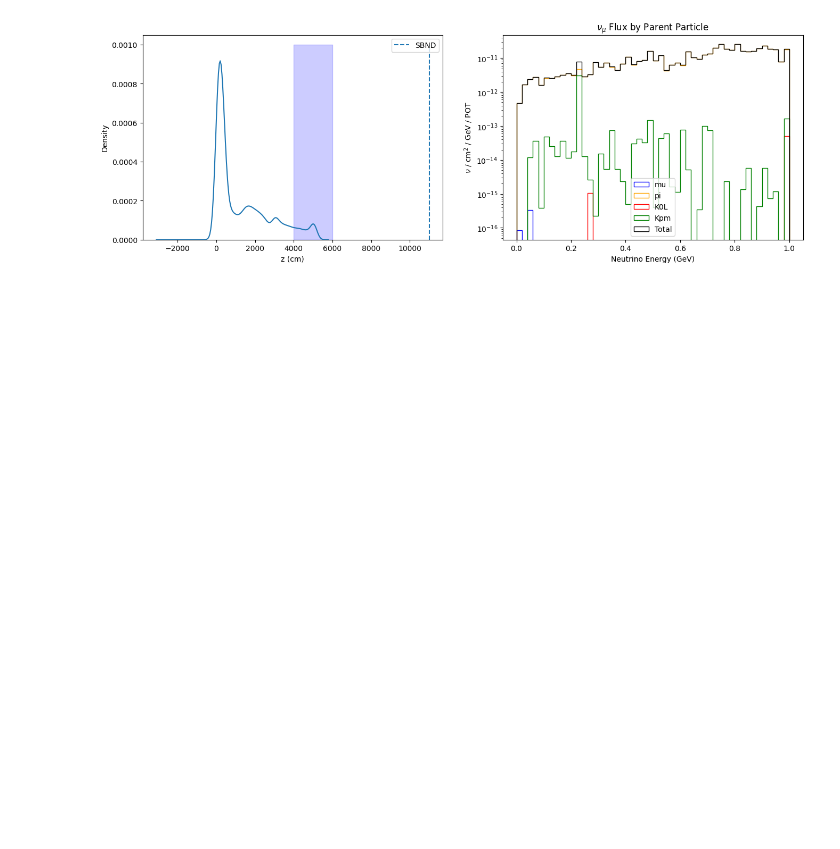
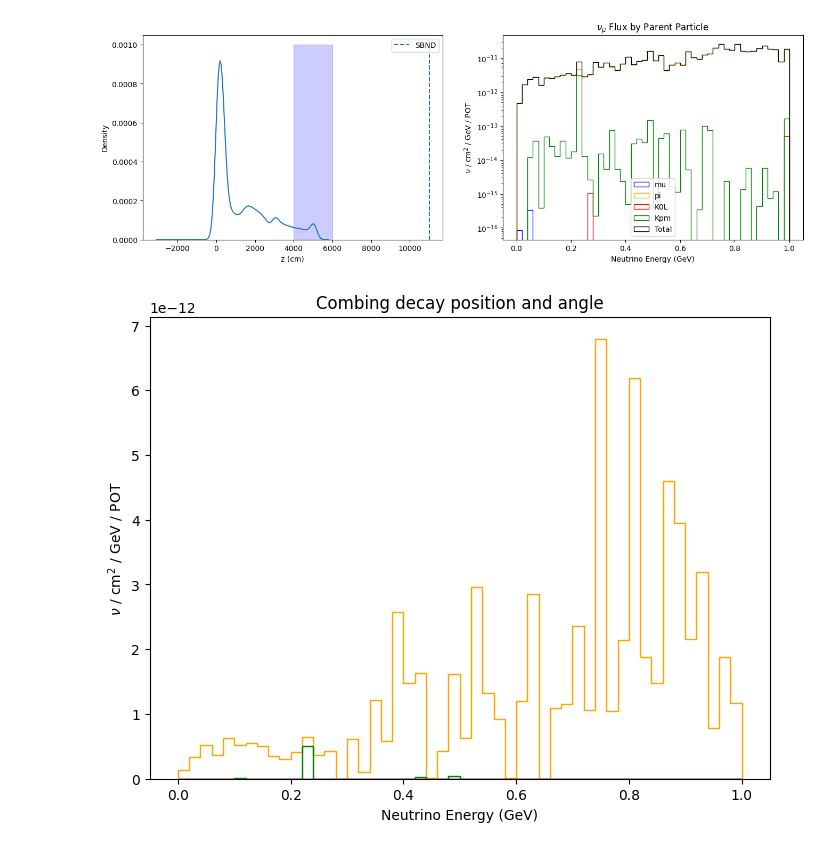
Before and after one commit to tomdsimpson/KDAR-Summer-Project, a Jupyter notebook: possible_selections.ipynb, the cells around one changed output. Cells and saved outputs as stored; diff of their text form; code cells hidden in the pictures; blank space fills up the shorter version.

```diff
--- a/possible_selections.ipynb
+++ b/possible_selections.ipynb
@@ -206,3 +204,23 @@ ax2.legend()
 ax2.set_yscale("log")
 # %% [output]
 [figure]
+# %%
+
+fig, ax = plt.subplots(figsize=(8,6))
+for label, (parent_mask, colour) in parent_groups.items():
+    mask = is_numu & parent_mask & decay_mask & phi_mask & theta_mask
+    ax.hist(energies[mask], bins=bins, weights=tot_wgts[mask],
+            label=label, color=colour, histtype="step", linewidth=1)
+
+'''
+ax.hist(energies[is_numu & decay_mask & phi_mask & theta_mask], bins=bins, weights=tot_wgts[is_numu & decay_mask & phi_mask & theta_mask], label="Total",
+        color="black", histtype="step", linewidth=1)
+
+'''
+
+ax.set_xlabel("Neutrino Energy (GeV)")
+ax.set_ylabel(r"$\nu$ / cm$^2$ / GeV / POT")
+ax.set_title("Combing decay position and angle")
+plt.show()
+# %% [output]
+[figure, added]
```
Also changed, not shown: parts of 4 cells of this notebook, 2 other files.
